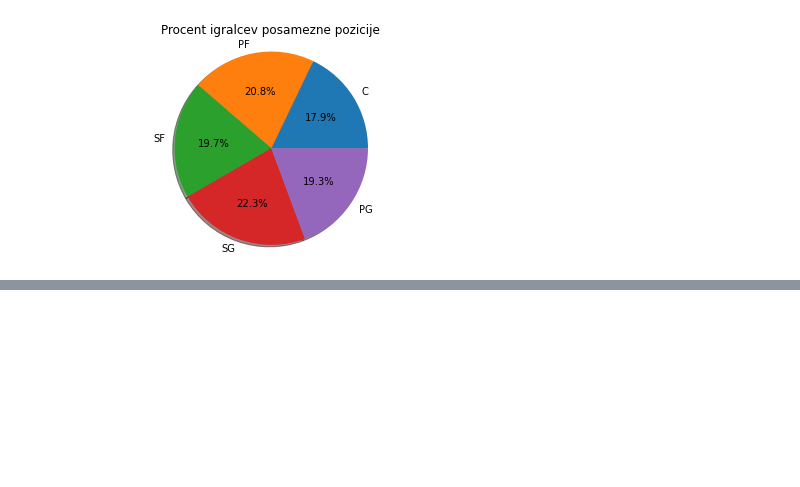
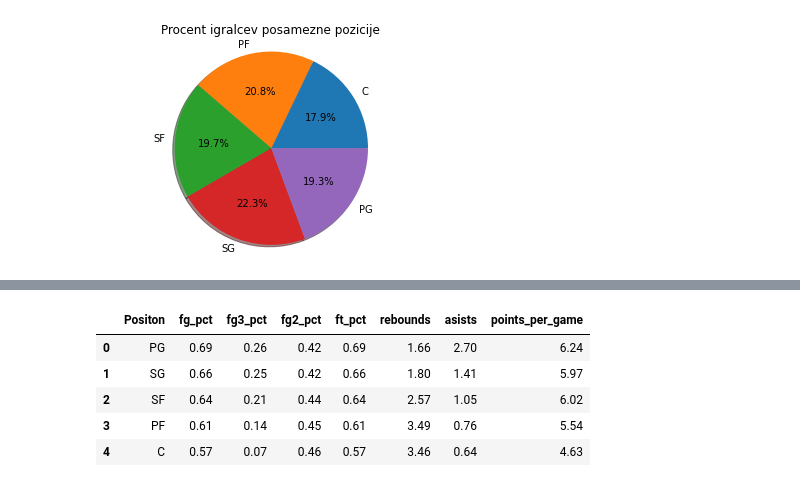
Before and after one commit to matej23/obdelava-podatkov, a Jupyter notebook: analiza.ipynb, the cells around one changed output, grey strips where cells are left out. Saved outputs shown, nothing was run; the diff lists cells and outputs as text; code cells hidden in the pictures; blank space fills up the shorter version.

```diff
--- a/analiza.ipynb
+++ b/analiza.ipynb
@@ -190,0 +195,74 @@ plt.show()
+# %%
+pg_mean = pg[["fg_pct","fg3_pct","fg2_pct","ft_pct", "rebounds", "asists", "points_per_game"]].mean()
+sg_mean = sg[["fg_pct","fg3_pct","fg2_pct","ft_pct", "rebounds", "asists", "points_per_game"]].mean()
+sf_mean = sf[["fg_pct","fg3_pct","fg2_pct","ft_pct", "rebounds", "asists", "points_per_game"]].mean()
+pf_mean = pf[["fg_pct","fg3_pct","fg2_pct","ft_pct", "rebounds", "asists", "points_per_game"]].mean()
+centri_mean = centri[["fg_pct","fg3_pct","fg2_pct","ft_pct", "rebounds", "asists", "points_per_game"]].mean()
+# %%
+data = {
+	'Positon': [
+		'PG',
+		'SG',
+		'SF',
+		'PF',
+		'C'
+		],
+	'fg_pct': [
+		round(pg_mean.fg_pct, 2),
+		round(sg_mean.fg_pct, 2),
+		round(sf_mean.fg_pct, 2),
+		round(pf_mean.fg_pct, 2),
+		round(centri_mean.fg_pct, 2)
+	],
+	'fg3_pct': [
+		round(pg_mean.fg3_pct, 2),
+		round(sg_mean.fg3_pct, 2),
+		round(sf_mean.fg3_pct, 2),
+		round(pf_mean.fg3_pct, 2),
+		round(centri_mean.fg3_pct, 2)
+	],
+	'fg2_pct': [
+		round(pg_mean.fg2_pct, 2),
+		round(sg_mean.fg2_pct, 2),
+		round(sf_mean.fg2_pct, 2),
+		round(pf_mean.fg2_pct, 2),
+		round(centri_mean.fg2_pct, 2)
+	],
+	'ft_pct': [
+		round(pg_mean.ft_pct, 2),
+		round(sg_mean.ft_pct, 2),
+		round(sf_mean.ft_pct, 2),
+		round(pf_mean.ft_pct, 2),
+		round(centri_mean.ft_pct, 2)
+	],
+	'rebounds': [
+		round(pg_mean.rebounds, 2),
+		round(sg_mean.rebounds, 2),
+		round(sf_mean.rebounds, 2),
+		round(pf_mean.rebounds, 2),
+		round(centri_mean.rebounds, 2)
+	],
+	'asists': [
+		round(pg_mean.asists, 2),
+		round(sg_mean.asists, 2),
+		round(sf_mean.asists, 2),
+		round(pf_mean.asists, 2),
+		round(centri_mean.asists, 2)
+	],
+	'points_per_game': [
+		round(pg_mean.points_per_game, 2),
+		round(sg_mean.points_per_game, 2),
+		round(sf_mean.points_per_game, 2),
+		round(pf_mean.points_per_game, 2),
+		round(centri_mean.points_per_game, 2)
+	],
+}
+table_position = pd.DataFrame(data)
+table_position
+# %% [output]
+|  | Positon | fg_pct | fg3_pct | fg2_pct | ft_pct | rebounds | asists | points_per_game |
+| 0 | PG | 0.69 | 0.26 | 0.42 | 0.69 | 1.66 | 2.70 | 6.24 |
+| 1 | SG | 0.66 | 0.25 | 0.42 | 0.66 | 1.80 | 1.41 | 5.97 |
+| 2 | SF | 0.64 | 0.21 | 0.44 | 0.64 | 2.57 | 1.05 | 6.02 |
+| 3 | PF | 0.61 | 0.14 | 0.45 | 0.61 | 3.49 | 0.76 | 5.54 |
+| 4 | C | 0.57 | 0.07 | 0.46 | 0.57 | 3.46 | 0.64 | 4.63 |
```
Also changed, not shown: parts of 1 cell of this notebook, 1 other file.
